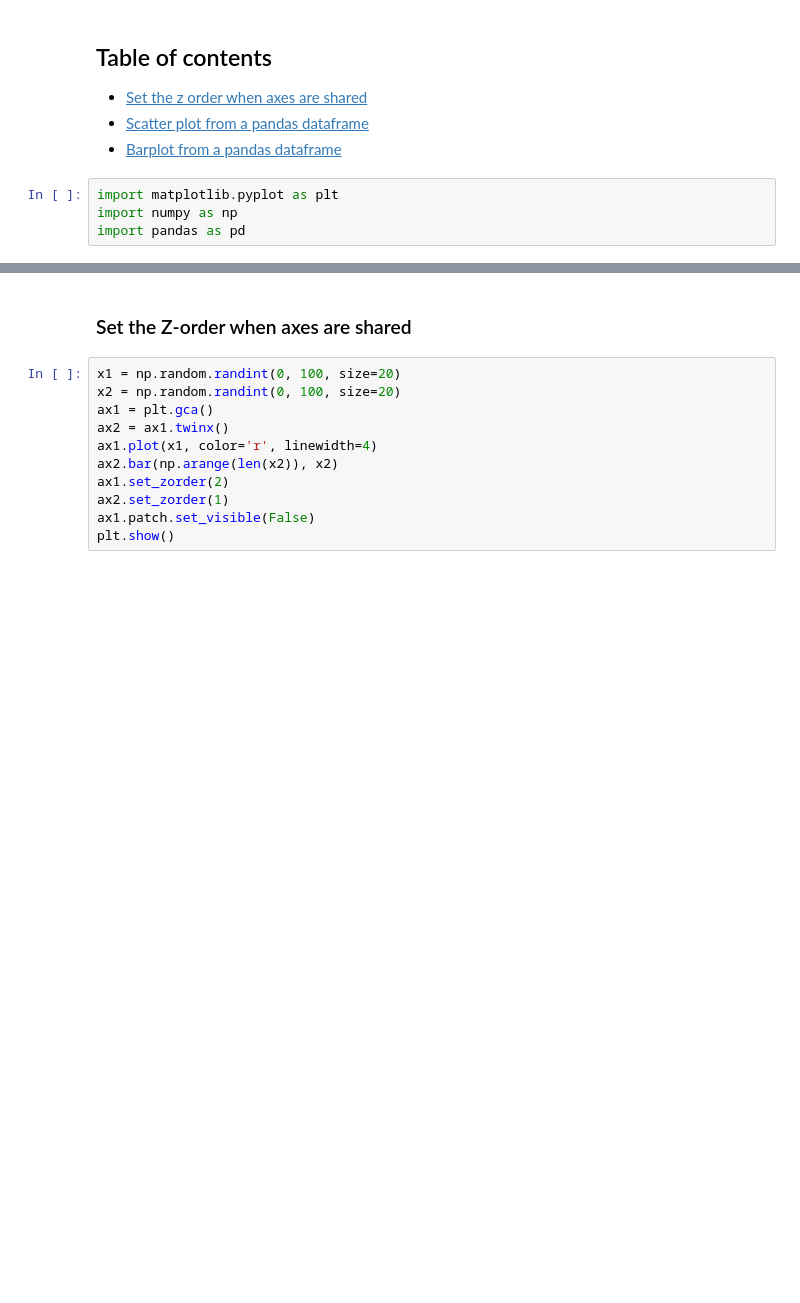
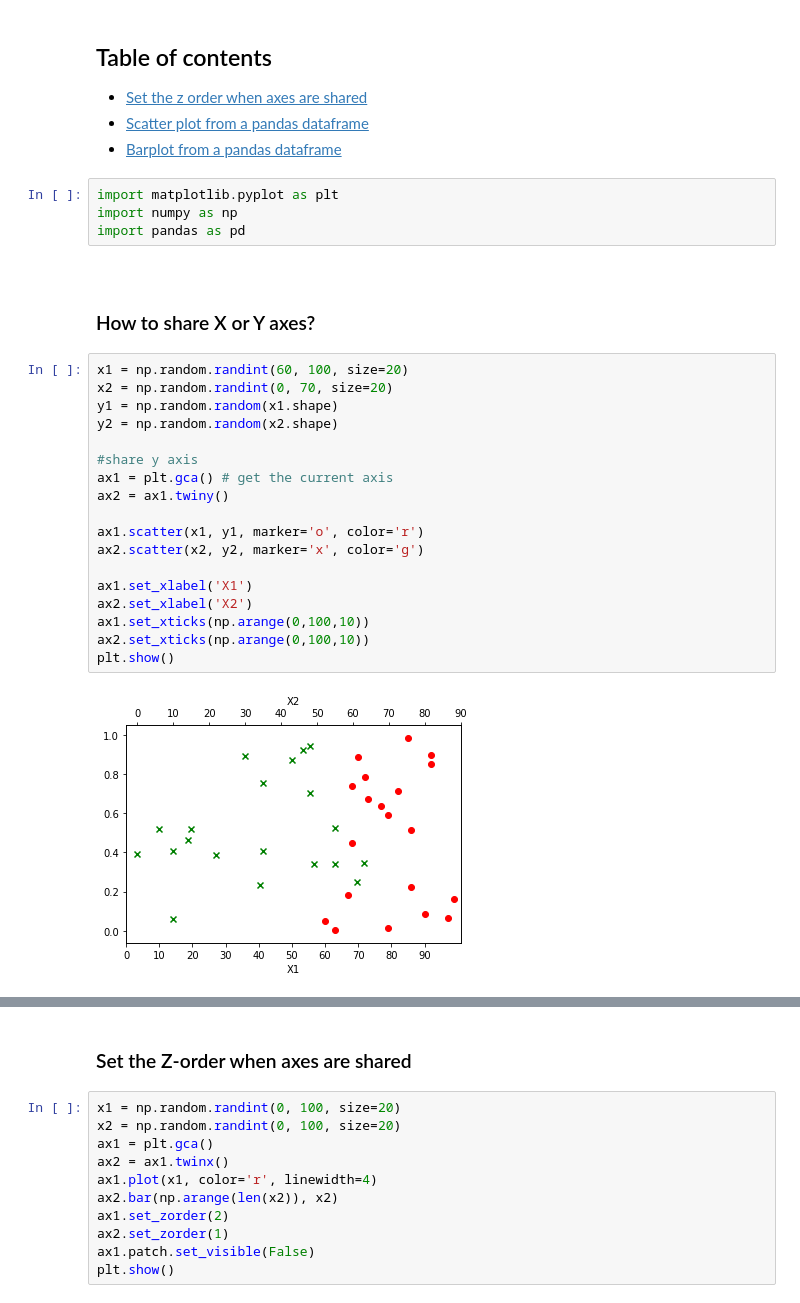
Before and after one commit to abhilb/matplotlib-recipes, a Jupyter notebook: recipes.ipynb, the cells around one changed output, grey strips where cells are left out. Saved outputs shown, nothing was run; the diff lists cells and outputs as text; blank space fills up the shorter version.

```diff
--- a/recipes.ipynb
+++ b/recipes.ipynb
@@ -9,6 +9,30 @@
 import matplotlib.pyplot as plt
 import numpy as np
 import pandas as pd
+# %% [markdown]
+<a id=share-axes></a>
+# %% [markdown]
+### How to share X or Y axes?
+# %%
+x1 = np.random.randint(60, 100, size=20)
+x2 = np.random.randint(0, 70, size=20)
+y1 = np.random.random(x1.shape)
+y2 = np.random.random(x2.shape)
+
+#share y axis
+ax1 = plt.gca() # get the current axis
+ax2 = ax1.twiny()
+
+ax1.scatter(x1, y1, marker='o', color='r')
+ax2.scatter(x2, y2, marker='x', color='g')
+
+ax1.set_xlabel('X1')
+ax2.set_xlabel('X2')
+ax1.set_xticks(np.arange(0,100,10))
+ax2.set_xticks(np.arange(0,100,10))
+plt.show()
+# %% [output]
+[figure, added]
 # %% [markdown]
 <a id=axes-zorder></a>
 # %% [markdown]
```
Also changed, not shown: parts of 6 cells of this notebook.
